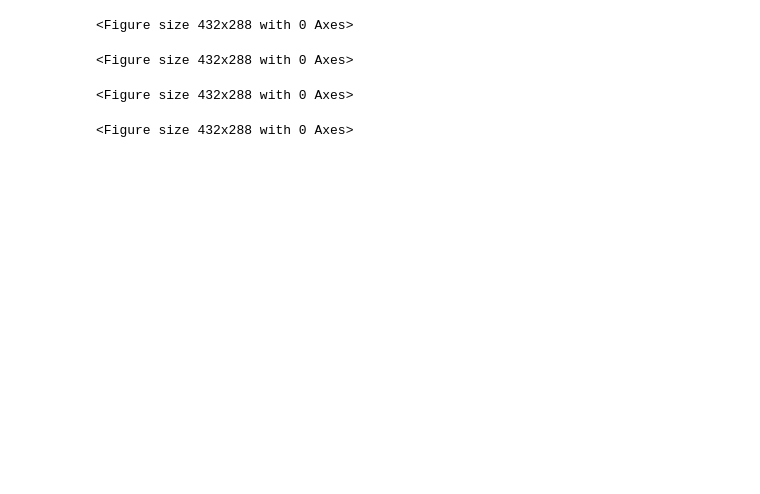
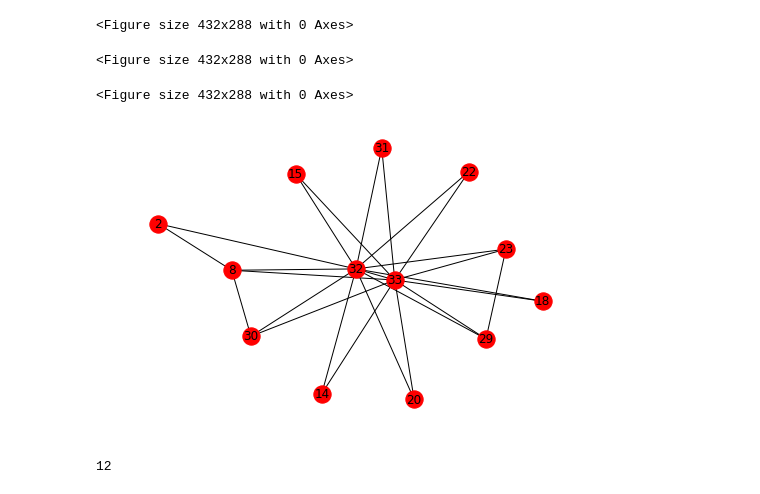
Before and after one commit to amshoo/python, a Jupyter notebook: graph_vislz.ipynb, the cells around one changed output. Saved outputs shown, nothing was run; the diff lists cells and outputs as text; code cells hidden in the pictures; blank space fills up the shorter version.

```diff
--- a/graph_vislz.ipynb
+++ b/graph_vislz.ipynb
@@ -10,9 +10,10 @@ import Graph_Entropy_measure
 import Selection_Algorithm
 import Constraint_Coefficient
 # %%
-fh=open("DataSet/bio-diseasome.txt", 'rb')
-G = nx.read_weighted_edgelist(fh,nodetype=None, encoding='utf-8')
-fh.close()
+G = nx.karate_club_graph()
+#fh=open("DataSet/bio-diseasome.txt", 'rb')
+#G = nx.read_weighted_edgelist(fh,nodetype=None, encoding='utf-8')
+#fh.close()
 H = nx.convert_node_labels_to_integers(G, first_label=0, ordering="default", label_attribute = None)
 # %%
 from itertools import combinations
@@ -125,12 +126,12 @@ plt.show()
 # %%
 plt.clf()
 #H = G.remove_node(0)
 #G.remove_edge(Selection_Algorithm.subgraph_of(33).edges())
-#nx.draw(subgraph_of(221), with_labels = True)
+nx.draw(subgraph_of(32), with_labels = True)
 plt.show()
 #plt.savefig("out.png")
 # %% [output]
-<Figure size 432x288 with 0 Axes>
+[figure, added]
 # %%
 def eff():
     i=0
@@ -154,0 +154,4 @@ eff()
+# %%
+H.degree(32)
+# %% [output]
+12
```
Also changed, not shown: parts of 2 cells of this notebook, 8 other files.
